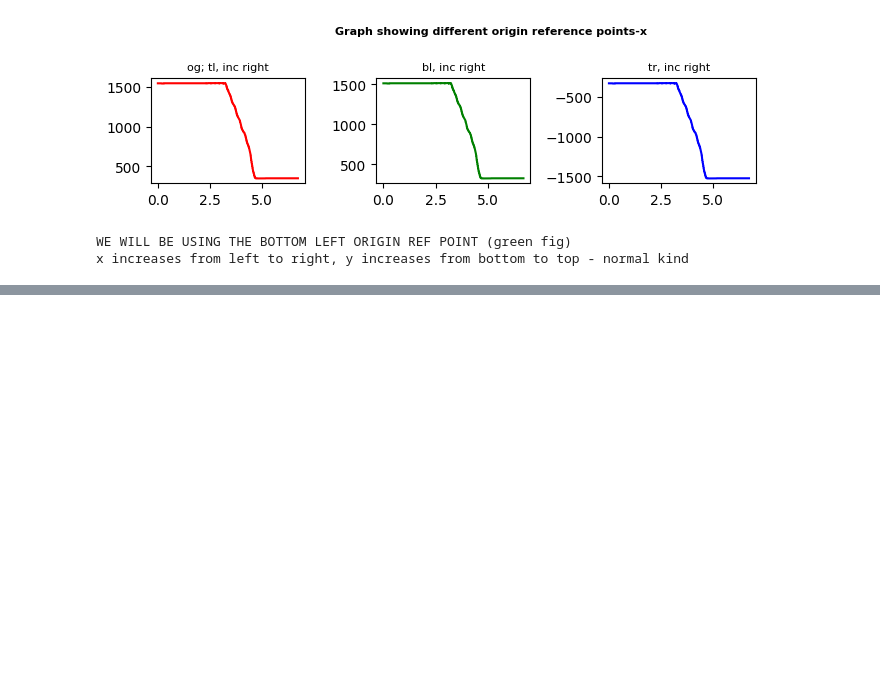
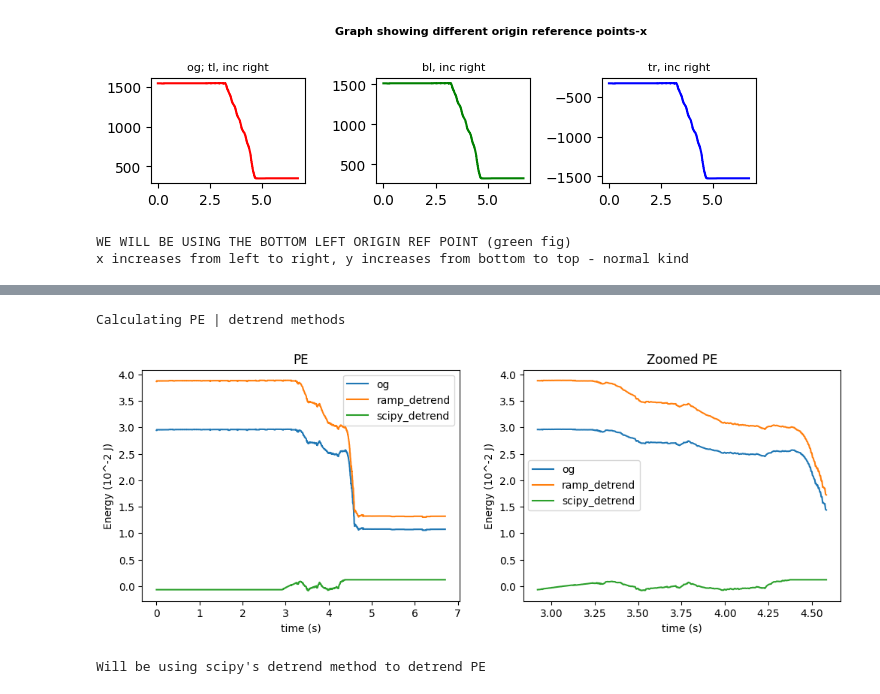
Before and after one commit to pran872/PDW, a Jupyter notebook: analyse_data.ipynb, the cells around one changed output, grey strips where cells are left out. Cells and saved outputs as stored; diff of their text form; code cells hidden in the pictures; blank space fills up the shorter version.

```diff
--- a/analyse_data.ipynb
+++ b/analyse_data.ipynb
@@ -226 +233,47 @@ plt.show()
+# %%
+print('Calculating PE | detrend methods')
+estimated_com_y = data_mm['com_mid_y']
+estimated_com_x = data_mm['com_mid_x']
+# estimated_com_y = data_mm['rod_y'].copy()
+# estimated_com_x = data_mm['rod_x'].copy()
+
+estimated_com_y /= 1000
+estimated_com_x /= 1000
+
+potential_E_trend = c_data['mass'] * c_data['g'] * estimated_com_y
+potential_E_ramp_detrend = c_data['mass'] * c_data['g'] * (estimated_com_y + math.tan(c_data['ramp_angle']*math.pi/180) * estimated_com_x)
+
+potential_E_scipy_detrend = potential_E_ramp_detrend.copy()
+potential_E_scipy_detrend[700:1050] = detrend(np.array(potential_E_trend[700:1050]))
+potential_E_scipy_detrend[:700] = potential_E_scipy_detrend[700]
+potential_E_scipy_detrend[1050:] = potential_E_scipy_detrend[1049]
+
+fig, axs = plt.subplots(1, 2, figsize=(12, 4))
+axs[0].plot(c_data['time'], potential_E_trend * 10**2, label='og')
+axs[0].plot(c_data['time'], potential_E_ramp_detrend * 10**2, label='ramp_detrend')
+axs[0].plot(c_data['time'], potential_E_scipy_detrend * 10**2, label='scipy_detrend')
+
+axs[0].set_xlabel('time (s)')
+axs[0].set_ylabel('Energy (10^-2 J)')
+axs[0].set_title("PE")
+axs[0].legend()
+
+#------------------#
+axs[1].plot(c_data['time'][700:1100], potential_E_trend[700:1100] * 10**2, label='og')
+axs[1].plot(c_data['time'][700:1100], potential_E_ramp_detrend[700:1100] * 10**2, label='ramp_detrend')
+axs[1].plot(c_data['time'][700:1100], potential_E_scipy_detrend[700:1100] * 10**2, label='scipy_detrend')
+
+axs[1].set_xlabel('time (s)')
+axs[1].set_ylabel('Energy (10^-2 J)')
+axs[1].set_title("Zoomed PE")
+axs[1].legend()
+
+plt.show()
+
+print("Will be using scipy's detrend method to detrend PE")
+potential_E = potential_E_scipy_detrend
+# %% [output]
+Calculating PE | detrend methods
+[figure, added]
+Will be using scipy's detrend method to detrend PE
 # %%
```
Also changed, not shown: parts of 11 cells of this notebook.
